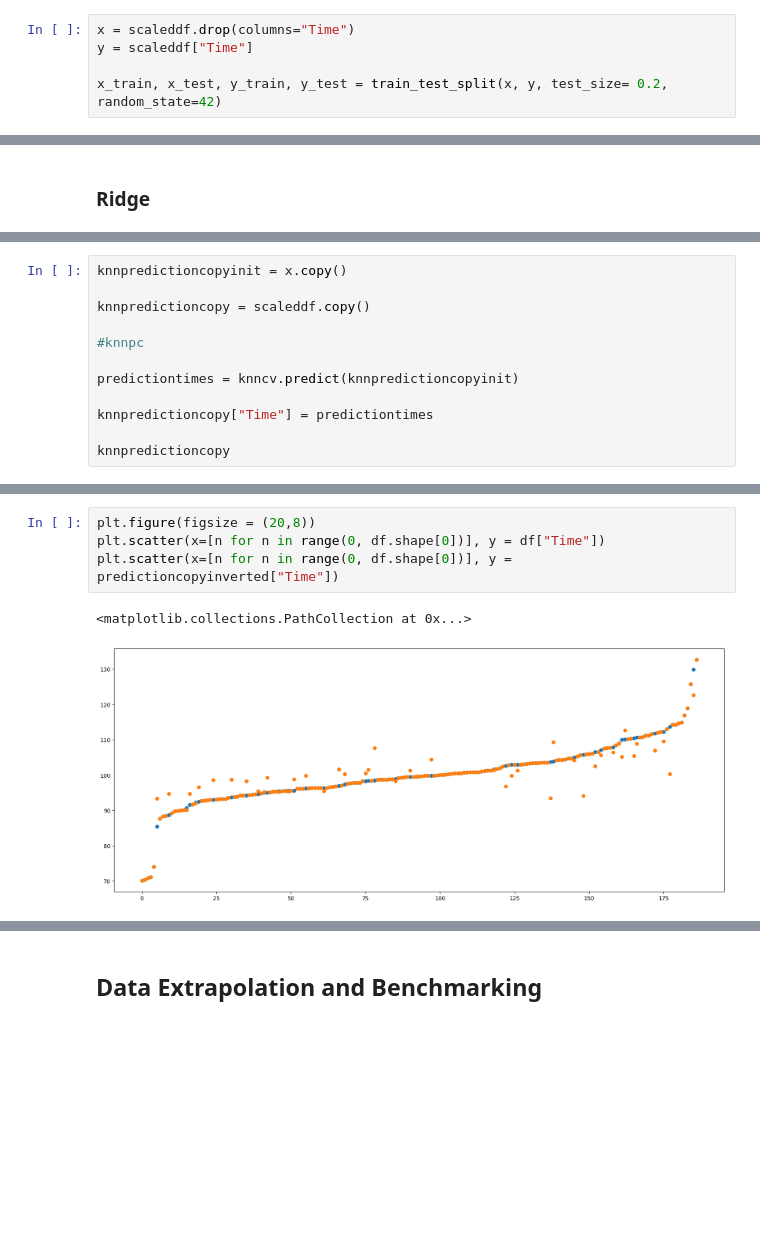
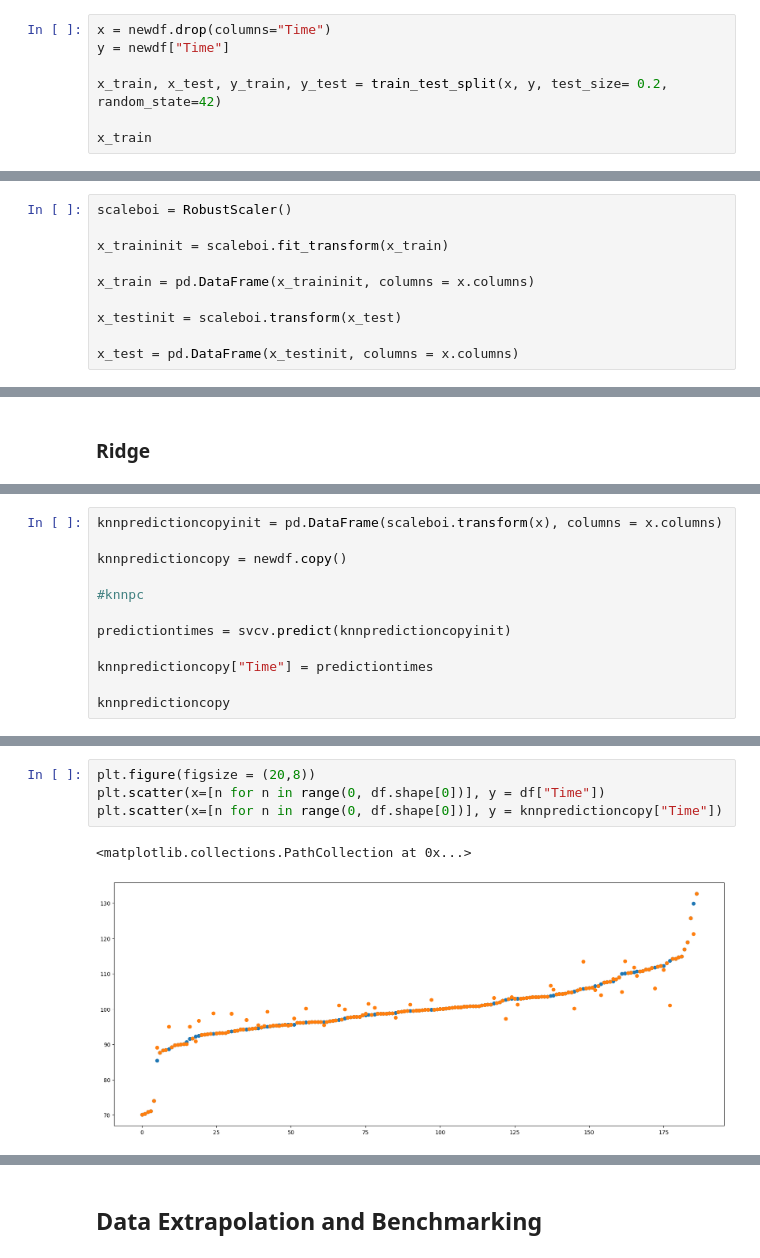
Before and after one commit to RJMNillo/LagunaSecaLapTimes, a Jupyter notebook: PredictingLapTimes.ipynb, the cells around one changed output, grey strips where cells are left out. Cells and saved outputs as stored; diff of their text form; blank space fills up the shorter version.

Commit message:
ChangedMainPredictor

```diff
--- a/PredictingLapTimes.ipynb
+++ b/PredictingLapTimes.ipynb
@@ -204,7 +180,9 @@ scaleddf
 # %% [markdown]
 We can now split our data.
 # %%
-x = scaleddf.drop(columns="Time")
-y = scaleddf["Time"]
+x = newdf.drop(columns="Time")
+y = newdf["Time"]
 
 x_train, x_test, y_train, y_test = train_test_split(x, y, test_size= 0.2, random_state=42)
+
+x_train
@@ -211,3 +203,13 @@ x_train, x_test, y_train, y_test = train_test_split(x, y, test_size= 0.2, random
+# %%
+scaleboi = RobustScaler()
+
+x_traininit = scaleboi.fit_transform(x_train)
+
+x_train = pd.DataFrame(x_traininit, columns = x.columns)
+
+x_testinit = scaleboi.transform(x_test)
+
+x_test = pd.DataFrame(x_testinit, columns = x.columns)
 # %% [markdown]
 ## Optimizing and fitting the models
 
@@ -407,11 +418,11 @@ r2_score: 0.5944917440517324
 # %%
-knnpredictioncopyinit = x.copy()
+knnpredictioncopyinit = pd.DataFrame(scaleboi.transform(x), columns = x.columns)
 
-knnpredictioncopy = scaleddf.copy()
+knnpredictioncopy = newdf.copy()
 
 #knnpc
 
-predictiontimes = knncv.predict(knnpredictioncopyinit)
+predictiontimes = svcv.predict(knnpredictioncopyinit)
 
 knnpredictioncopy["Time"] = predictiontimes
 
@@ -453,7 +444,7 @@ predictioncopyinverted
 # %%
 plt.figure(figsize = (20,8))
 plt.scatter(x=[n for n in range(0, df.shape[0])], y = df["Time"])
-plt.scatter(x=[n for n in range(0, df.shape[0])], y = predictioncopyinverted["Time"])
+plt.scatter(x=[n for n in range(0, df.shape[0])], y = knnpredictioncopy["Time"])
 # %% [output]
 <matplotlib.collections.PathCollection at 0x...>
-[figure, old version]
+[figure, new version]
```
Also changed, not shown: parts of 27 cells of this notebook.
